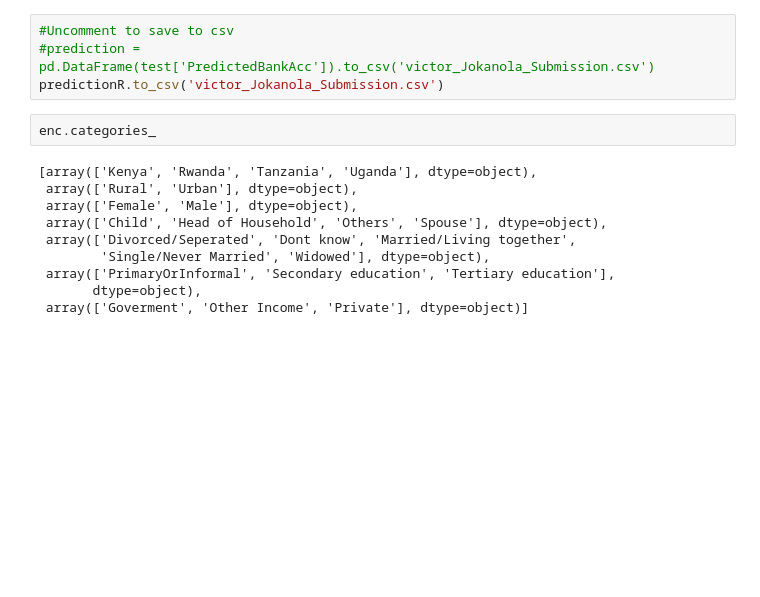
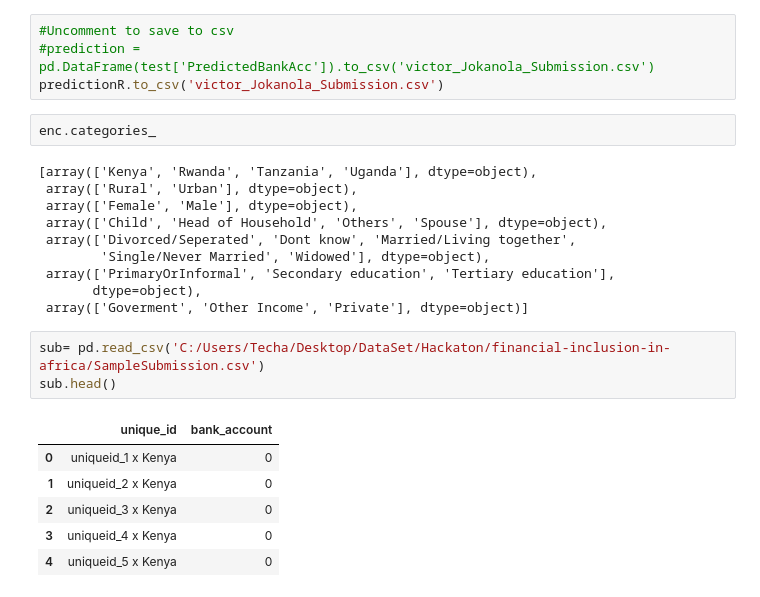
Before and after one commit to favourphilic/Hackathon, a Jupyter notebook: financial-inclusion-in-africa/PredictBankAccount.ipynb, the cells around one changed output. Cells and saved outputs as stored; diff of their text form; blank space fills up the shorter version.

```diff
--- a/financial-inclusion-in-africa/PredictBankAccount.ipynb
+++ b/financial-inclusion-in-africa/PredictBankAccount.ipynb
@@ -237,3 +237,13 @@ enc.categories_
  array(['PrimaryOrInformal', 'Secondary education', 'Tertiary education'],
        dtype=object),
  array(['Goverment', 'Other Income', 'Private'], dtype=object)]
+# %%
+sub= pd.read_csv('C:/Users/Techa/Desktop/DataSet/Hackaton/financial-inclusion-in-africa/SampleSubmission.csv')
+sub.head()
+# %% [output]
+|  | unique_id | bank_account |
+| 0 | uniqueid_1 x Kenya | 0 |
+| 1 | uniqueid_2 x Kenya | 0 |
+| 2 | uniqueid_3 x Kenya | 0 |
+| 3 | uniqueid_4 x Kenya | 0 |
+| 4 | uniqueid_5 x Kenya | 0 |
```
Also changed, not shown: 2 other files.
